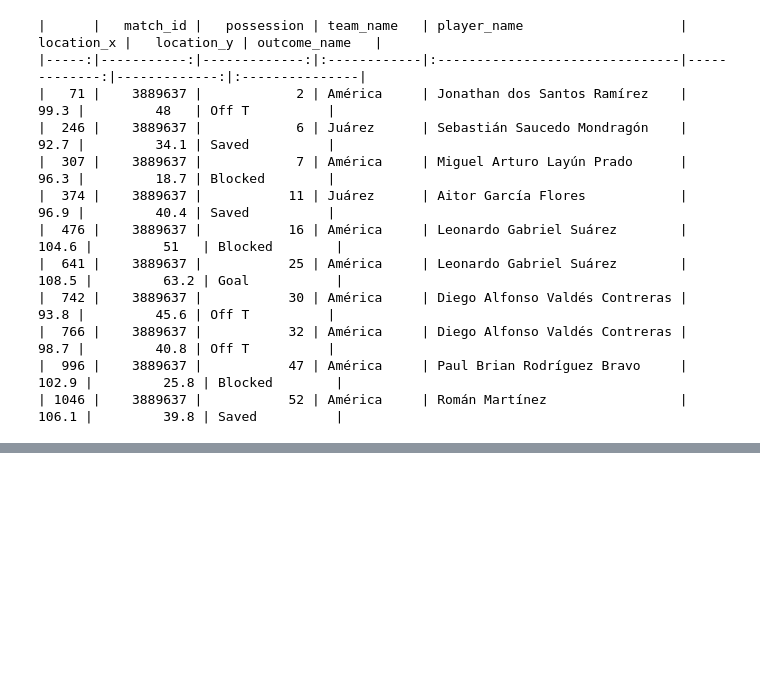
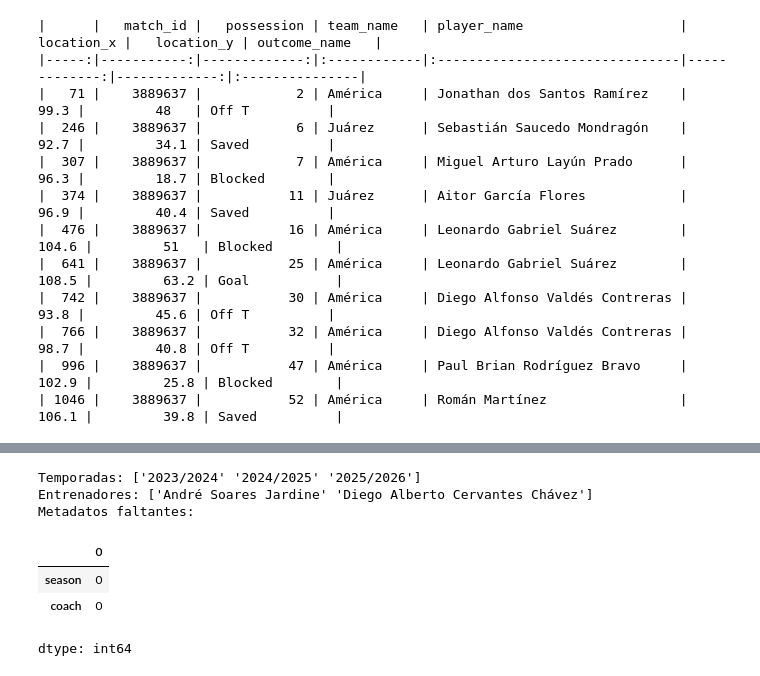
Before and after one commit to MiguelFigueroa02/ITAM_Sport_Lucho_FC, a Jupyter notebook: notebooks/01_data_exploration.ipynb, the cells around one changed output, grey strips where cells are left out. Saved outputs shown, nothing was run; the diff lists cells and outputs as text; code cells hidden in the pictures; blank space fills up the shorter version.

```diff
--- a/notebooks/01_data_exploration.ipynb
+++ b/notebooks/01_data_exploration.ipynb
@@ -2707,0 +3437,16 @@ print(
+# %%
+bool_cols = [
+    "is_transition",
+    "is_controlled_possession",
+    "possession_directness",
+    "location_bucket"
+]
+
+for col in bool_cols:
+    if col in events_clean.columns:
+        events_clean[col] = events_clean[col].replace({
+            "true": True,
+            "false": False,
+            "True": True,
+            "False": False
+        })
@@ -2707,0 +3463,11 @@ print(
+# %%
+shots_america_clean = events_clean[
+    (events_clean["event_type_name"] == "Shot") &
+    (events_clean["team_name"] == "América")
+].copy()
+
+print("Remates:", len(shots_america_clean))
+print("xG total:", round(shots_america_clean["statsbomb_xg"].sum(), 2))
+print("xG promedio:", round(shots_america_clean["statsbomb_xg"].mean(), 3))
+print("Goles:", (shots_america_clean["outcome_name"] == "Goal").sum())
+print("Partidos:", shots_america_clean["match_id"].nunique())
@@ -2707,0 +3497,24 @@ print(
+# %%
+shots_america_clean = shots_america_clean.drop(
+    columns=["season", "coach"], errors="ignore"
+)
+# %%
+shots_america_clean = shots_america_clean.merge(
+    matches[["match_id", "season", "coach"]],
+    on="match_id",
+    how="left",
+    validate="many_to_one"
+)
+# %%
+print("Temporadas:", shots_america_clean["season"].unique())
+print("Entrenadores:", shots_america_clean["coach"].unique())
+print("Metadatos faltantes:")
+display(shots_america_clean[["season", "coach"]].isna().sum())
+# %% [output]
+Temporadas: ['2023/2024' '2024/2025' '2025/2026']
+Entrenadores: ['André Soares Jardine' 'Diego Alberto Cervantes Chávez']
+Metadatos faltantes:
+|  | 0 |
+| season | 0 |
+| coach | 0 |
+dtype: int64
```
Also changed, not shown: parts of 58 cells of this notebook.
